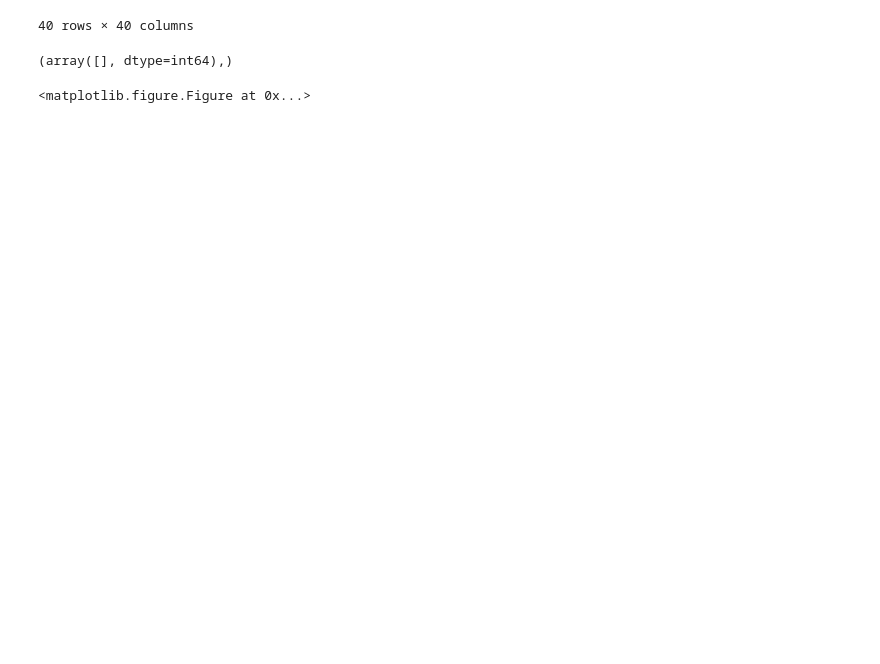
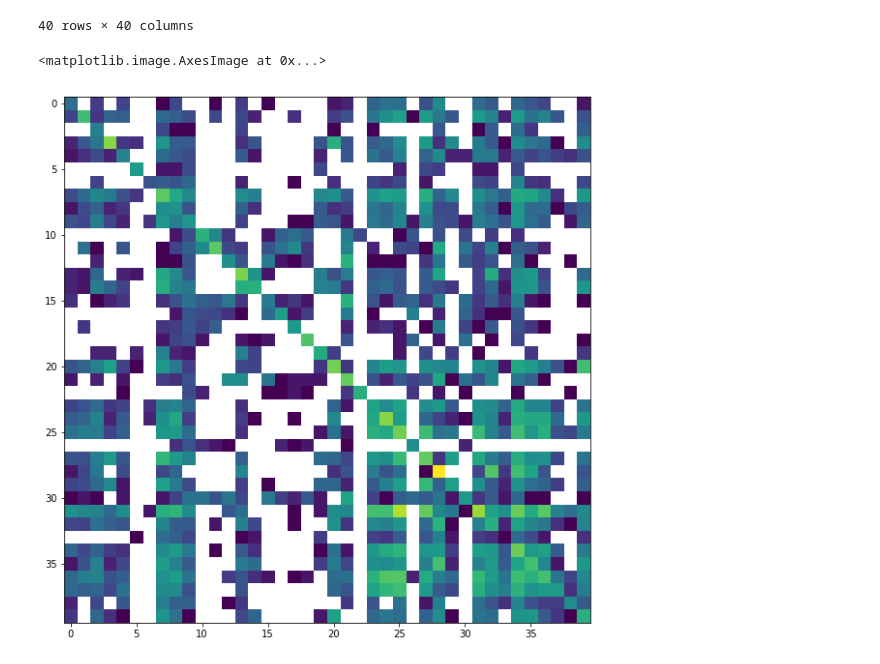
Before and after one commit to rdgao/WH2CogSci, a Jupyter notebook: parsing/Cite_Index_dc.ipynb, the cells around one changed output. Saved outputs shown, nothing was run; the diff lists cells and outputs as text; code cells hidden in the pictures; blank space fills up the shorter version.

```diff
--- a/parsing/Cite_Index_dc.ipynb
+++ b/parsing/Cite_Index_dc.ipynb
@@ -124,10 +84,9 @@ JMatrix
 | trends in cognitive sciences_cite... | 6.0 | 0.0 | 20.0 | 5.0 | ... |
 40 rows × 40 columns
 # %%
-import matplotlib.pyplot as plt
 plt.figure(figsize=(10,10))
-np.sum(JMatrix.as_matrix(), axis=0)
-np.where(np.sum(JMatrix.as_matrix(), axis=1)==0)#getting nothing in the array[] means dylan didnt screw up (:
+plt.imshow(np.log(JMatrix))
+#np.where(np.sum(JMatrix.as_matrix(), axis=0)==0)#getting nothing in the array[] means dylan didnt screw up (:
 # %% [output]
-(array([], dtype=int64),)
+<matplotlib.image.AxesImage at 0x...>
-<matplotlib.figure.Figure at 0x...>
+[figure, added]
```
Also changed, not shown: parts of 7 cells of this notebook.
